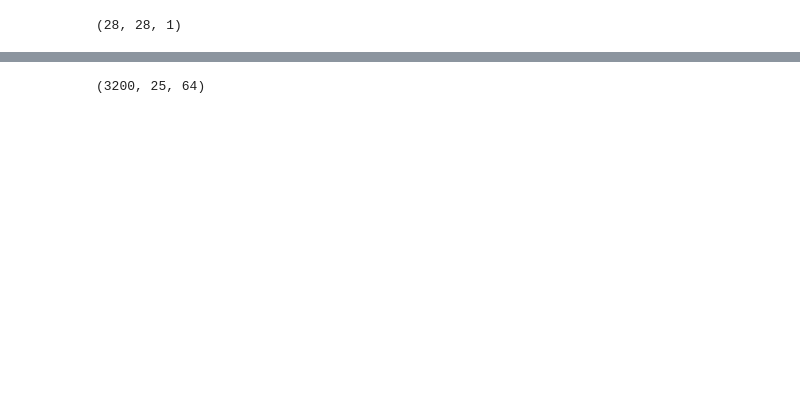
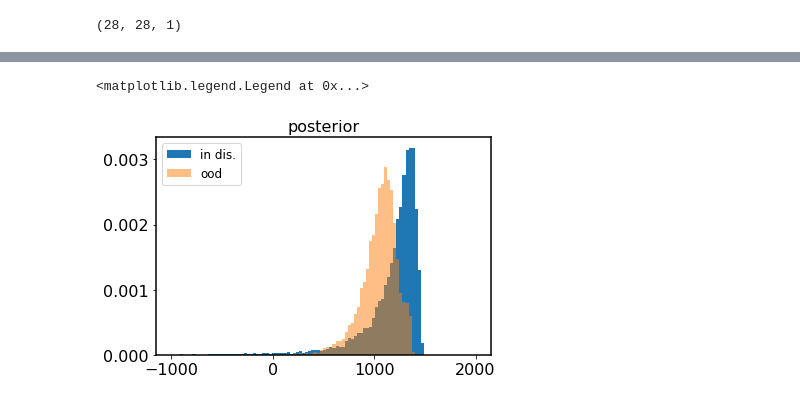
Before and after one commit to VMBoehm/PAE, a Jupyter notebook: notebooks/tf2/logp_eval_FMNIST.ipynb, the cells around one changed output, grey strips where cells are left out. Saved outputs shown, nothing was run; the diff lists cells and outputs as text; code cells hidden in the pictures; blank space fills up the shorter version.

Commit message:
creating histograms

```diff
--- a/notebooks/tf2/logp_eval_FMNIST.ipynb
+++ b/notebooks/tf2/logp_eval_FMNIST.ipynb
@@ -138 +137,4 @@ def Jacobian_eval(z,nvp_funcs):
+# %%
+samples_ood = np.array(samples_ood, dtype=object)
+samples_ood = np.vstack(samples_ood)
 # %%
@@ -139,0 +144,23 @@ samples = np.load(os.path.join('/global/cscratch1/sd/vboehm/PAE_samples/FMNIST/l
+# %%
+samples = np.array(samples, dtype=object)
+samples = np.vstack(samples)
+# %%
+posteriors_ood  = np.zeros(samples.shape[:-1])
+likelihoods_ood = np.zeros(samples.shape[:-1])
+Jacobians_ood   = np.zeros(samples.shape[:-1])
+NF_priors_ood   = np.zeros(samples.shape[:-1])
+
+num_chunks = len(posteriors)//params['batch_size']
+print(num_chunks)
+for ii in range(num_chunks):
+    print(ii)
+    for jj in range(25):
+        z  = samples_ood[ii*params['batch_size']:(ii+1)*params['batch_size'],jj]
+        post = posterior_eval(z,x_test_ood[ii*params['batch_size']:(ii+1)*params['batch_size']],likelihood, nvp_funcs)
+        posteriors_ood[ii*params['batch_size']:(ii+1)*params['batch_size'],jj]=post
+        like = likelihood_eval(z,np.reshape(x_test_ood[ii*params['batch_size']:(ii+1)*params['batch_size']],(-1,28*28)),likelihood)
+        likelihoods_ood[ii*params['batch_size']:(ii+1)*params['batch_size'],jj]=like
+        jac = Jacobian_eval(z,nvp_funcs)
+        Jacobians_ood[ii*params['batch_size']:(ii+1)*params['batch_size'],jj]=jac
+        NFprior = NF_prior_eval(z,nvp_funcs)
+        NF_priors_ood[ii*params['batch_size']:(ii+1)*params['batch_size'],jj]=NFprior
@@ -140,10 +189,20 @@ samples = np.load(os.path.join('/global/cscratch1/sd/vboehm/PAE_samples/FMNIST/l
 # %%
-posteriors = np.zeros(samples.shape[:-1])
+posteriors  = np.zeros(samples.shape[:-1])
+likelihoods = np.zeros(samples.shape[:-1])
+Jacobians   = np.zeros(samples.shape[:-1])
+NF_priors   = np.zeros(samples.shape[:-1])
 
 num_chunks = len(posteriors)//params['batch_size']
-
+print(num_chunks)
 for ii in range(num_chunks):
+    print(ii)
     for jj in range(25):
         z  = samples[ii*params['batch_size']:(ii+1)*params['batch_size'],jj]
         post = posterior_eval(z,x_test[ii*params['batch_size']:(ii+1)*params['batch_size']],likelihood, nvp_funcs)
         posteriors[ii*params['batch_size']:(ii+1)*params['batch_size'],jj]=post
+        like = likelihood_eval(z,np.reshape(x_test[ii*params['batch_size']:(ii+1)*params['batch_size']],(-1,28*28)),likelihood)
+        likelihoods[ii*params['batch_size']:(ii+1)*params['batch_size'],jj]=like
+        jac = Jacobian_eval(z,nvp_funcs)
+        Jacobians[ii*params['batch_size']:(ii+1)*params['batch_size'],jj]=jac
+        NFprior = NF_prior_eval(z,nvp_funcs)
+        NF_priors[ii*params['batch_size']:(ii+1)*params['batch_size'],jj]=NFprior
@@ -150,4 +226,0 @@ for ii in range(num_chunks):
-# %%
-posteriors
-# %% [output]
-(3200, 25, 64)
@@ -153,0 +230,8 @@ posteriors
+# %%
+plt.title('posterior')
+_ = plt.hist(np.mean(posteriors, axis=1),bins=100,density=True,range=(-1000,2000),label='in dis.')
+_ = plt.hist(np.mean(posteriors_ood, axis=1),bins=100,density=True, alpha=0.5,range=(-1000,2000),label='ood')
+plt.legend()
+# %% [output]
+<matplotlib.legend.Legend at 0x...>
+[figure, added]
```
Also changed, not shown: parts of 13 cells of this notebook.
